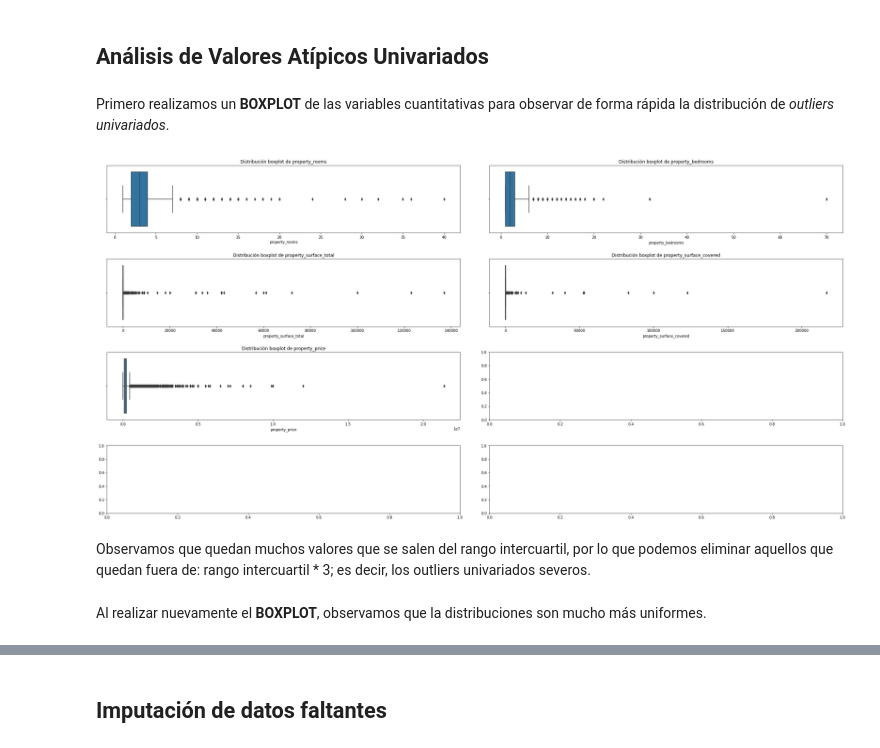
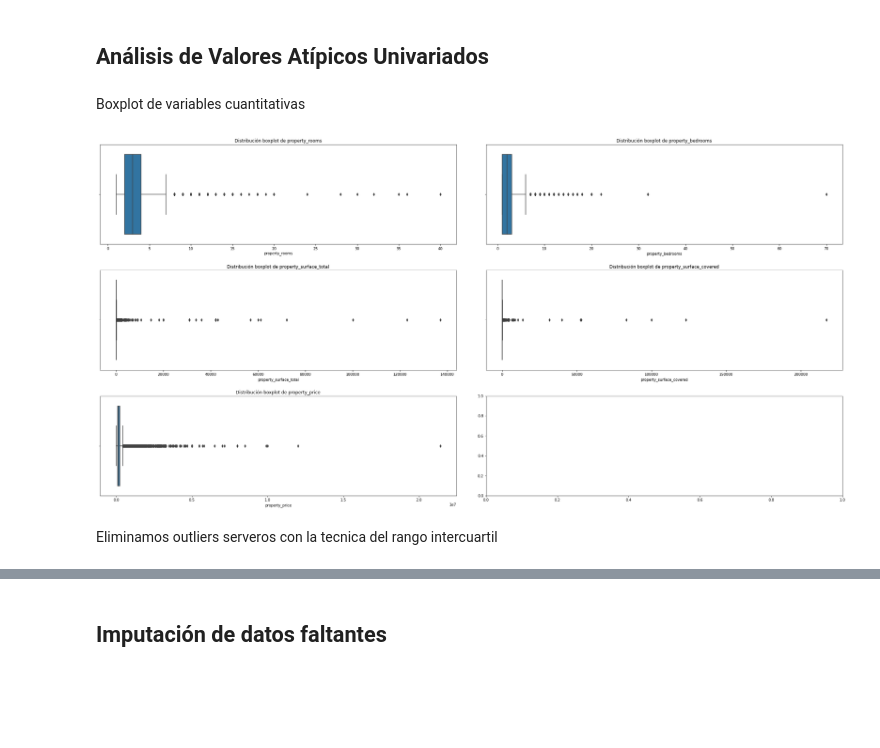
Before and after one commit to ManuSanchez02/7506R-2c2022-GRUPO09, a Jupyter notebook: tp2/7506R_TP2_GRUPO09_ENTREGA_N0 (preprocesamiento).ipynb, the cells around one changed output, grey strips where cells are left out. Saved outputs shown, nothing was run; the diff lists cells and outputs as text; code cells hidden in the pictures; blank space fills up the shorter version.

```diff
--- a/tp2/7506R_TP2_GRUPO09_ENTREGA_N0 (preprocesamiento).ipynb
+++ b/tp2/7506R_TP2_GRUPO09_ENTREGA_N0 (preprocesamiento).ipynb
@@ -164,0 +92,6 @@ Como carecen de sentido, seteamos a NULL aquellos valores de `property_surface_t
+# %%
+def renombrar_place_l3_a_barrio(dataset):
+  return dataset.rename(columns={"place_l3": "barrio"})
+
+dataset_train = dataset_train.pipe(renombrar_place_l3_a_barrio)
+dataset_test = dataset_test.pipe(renombrar_place_l3_a_barrio)
@@ -165,12 +100,19 @@ Como carecen de sentido, seteamos a NULL aquellos valores de `property_surface_t
 # %%
-def setear_null_superficie(fila):
+def estandarizar_barrio(dataset):
+  dataset["barrio"] = dataset["barrio"].apply(
+    lambda barrio: barrio if type(barrio) == str else None
+  )
+
+  return dataset
+
+def estandarizar_superficie(fila):
     if fila["property_surface_total"] < 30:
-        fila["property_surface_total"] = np.nan
+      fila["property_surface_total"] = np.nan
     if fila["property_surface_covered"] < 30:
-        fila["property_surface_covered"] = np.nan
+      fila["property_surface_covered"] = np.nan
 
     return fila
 
 
-dataset_train = dataset_train.apply(setear_null_superficie, axis=1)
-dataset_test = dataset_test.apply(setear_null_superficie, axis=1)
+dataset_train = dataset_train.pipe(estandarizar_barrio).apply(estandarizar_superficie, axis=1)
+dataset_test = dataset_test.pipe(estandarizar_barrio).apply(estandarizar_superficie, axis=1)
@@ -177,4 +137,2 @@ dataset_test = dataset_test.apply(setear_null_superficie, axis=1)
 # %% [markdown]
  ## Análisis de Valores Atípicos Univariados
-# %% [markdown]
-Primero realizamos un **BOXPLOT** de las variables cuantitativas para observar de forma rápida la distribución de _outliers univariados_.
@@ -184,13 +139,20 @@ variables_cuantitativas = dataset_train[columnas_cuantitativas]
 # %%
-figs, axes = plt.subplots(nrows=4, ncols=2, figsize=(30, 15))
-figs.tight_layout(pad=5)
-axes = np.ndarray.flatten(axes)
-for (i, columna) in enumerate(variables_cuantitativas.columns):
-    grafico = sns.boxplot(ax=axes[i], x=variables_cuantitativas[columna])
-    grafico.set(xlabel=columna)
-    grafico.set(title=f"Distribución boxplot de {columna}")
+columnas_cuantitativas = ["property_rooms", "property_bedrooms", "property_surface_total", "property_surface_covered", "property_price"]
+
+def box_plot_cuantitativas(dataset_cuantitativo):
+    figs, axes = plt.subplots(nrows=3, ncols=2, figsize=(30, 15))
+    figs.tight_layout(pad=5)
+    axes = np.ndarray.flatten(axes)
+    for (i, columna) in enumerate(dataset_cuantitativo.columns):
+        grafico = sns.boxplot(ax=axes[i], x=dataset_cuantitativo[columna])
+        grafico.set(xlabel=columna)
+        grafico.set(title=f"Distribución boxplot de {columna}")
-# %% [output]
-[figure, removed]
-# %% [markdown]
-Observamos que quedan muchos valores que se salen del rango intercuartil, por lo que podemos eliminar aquellos que quedan fuera de: rango intercuartil * 3; es decir, los outliers univariados severos.
+# %% [markdown]
+Boxplot de variables cuantitativas
+# %%
+box_plot_cuantitativas(dataset_train[columnas_cuantitativas])
+# %% [output]
+[figure, added]
+# %% [markdown]
+Eliminamos outliers serveros con la tecnica del rango intercuartil
 # %%
@@ -216,2 +174,0 @@ for columna in variables_cuantitativas.columns:
-# %% [markdown]
-Al realizar nuevamente el **BOXPLOT**, observamos que la distribuciones son mucho más uniformes.
```
Also changed, not shown: parts of 87 cells of this notebook.
